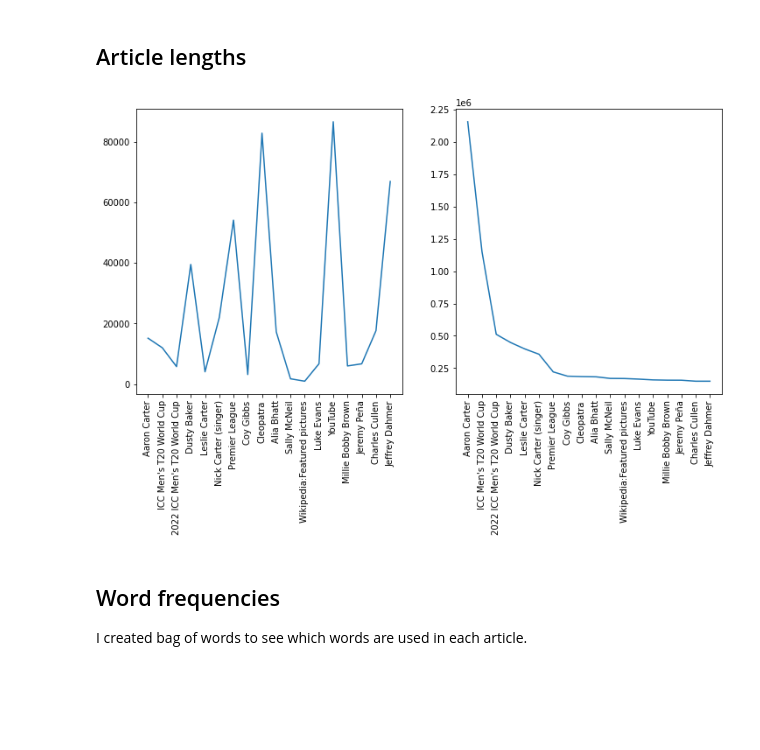
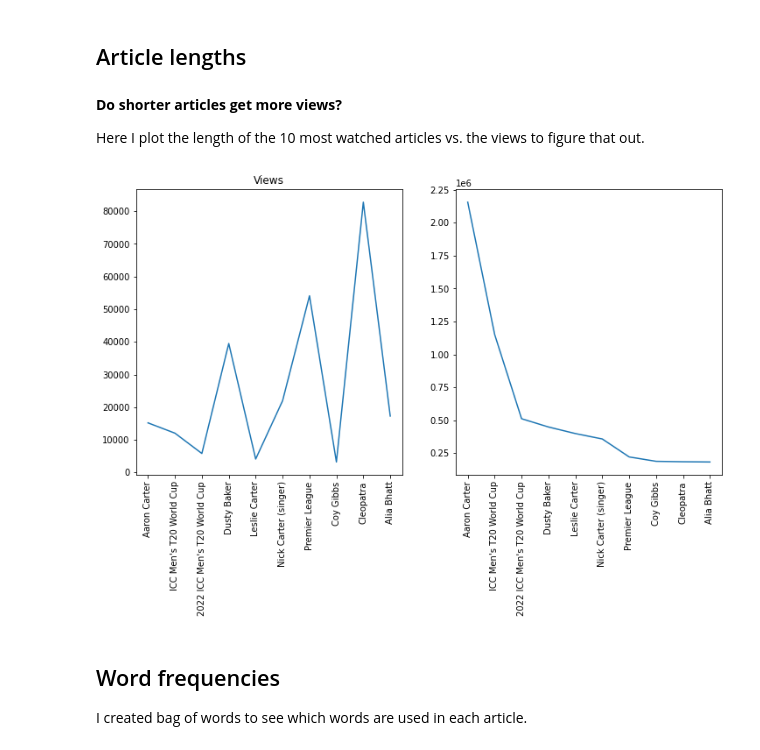
Before and after one commit to variableVG/What-is-people-looking-in-wikipedia, a Jupyter notebook: GarciaEspin_Violeta_if20b091_exercise7.ipynb, the cells around one changed output. Drawn from its saved outputs; the diff is of its cells as text; code cells hidden in the pictures; blank space fills up the shorter version.

```diff
--- a/GarciaEspin_Violeta_if20b091_exercise7.ipynb
+++ b/GarciaEspin_Violeta_if20b091_exercise7.ipynb
@@ -36,7 +45,7 @@ url = 'https://en.wikipedia.org/w/api.php'
 params = {
     "action": "query",
     "list": "mostviewed", # get most viewed articles
-    "pvimlimit": 20, # limit the result to 200
+    "pvimlimit": 200, # limit the result to 200
     "format" : "json"
 }
 # %%
@@ -142,21 +138,31 @@ df.shape
 # %%
 # Get Lengths of text
 for idx, article in enumerate(df['Text']):
-  df.at[idx, 'Length'] = len(article)
+  try:
+    df.at[idx, 'Length'] = len(article)
+  except: # If there is not text in the article or some other proble, delete that row
+    df = df.drop(index=[idx])
+    #df.at[idx, 'Length'] = 0
+# %% [markdown]
+**Do shorter articles get more views?**
+
+Here I plot the length of the 10 most watched articles vs. the views to figure that out.
 # %%
 import seaborn as sns
 import matplotlib.pyplot as plt
 
 fig, (pic1, pic2) = plt.subplots(1, 2, figsize=(12,6))
 for tick in pic1.get_xticklabels():
     tick.set_rotation(90)
 for tick in pic2.get_xticklabels():
     tick.set_rotation(90)
-pic1.plot(df['Title'], df['Length'])
-pic2.plot(df['Title'], df['Views'])
+pic1.title.set_text('Length')
+pic1.plot(df['Title'][0:10], df['Length'][0:10])
+pic1.title.set_text('Views')
+pic2.plot(df['Title'][0:10], df['Views'][0:10])
 plt.show()
 # %% [output]
-[figure, old version]
+[figure, new version]
 # %% [markdown]
 ## Word frequencies
 
```
Also changed, not shown: parts of 36 cells of this notebook.
